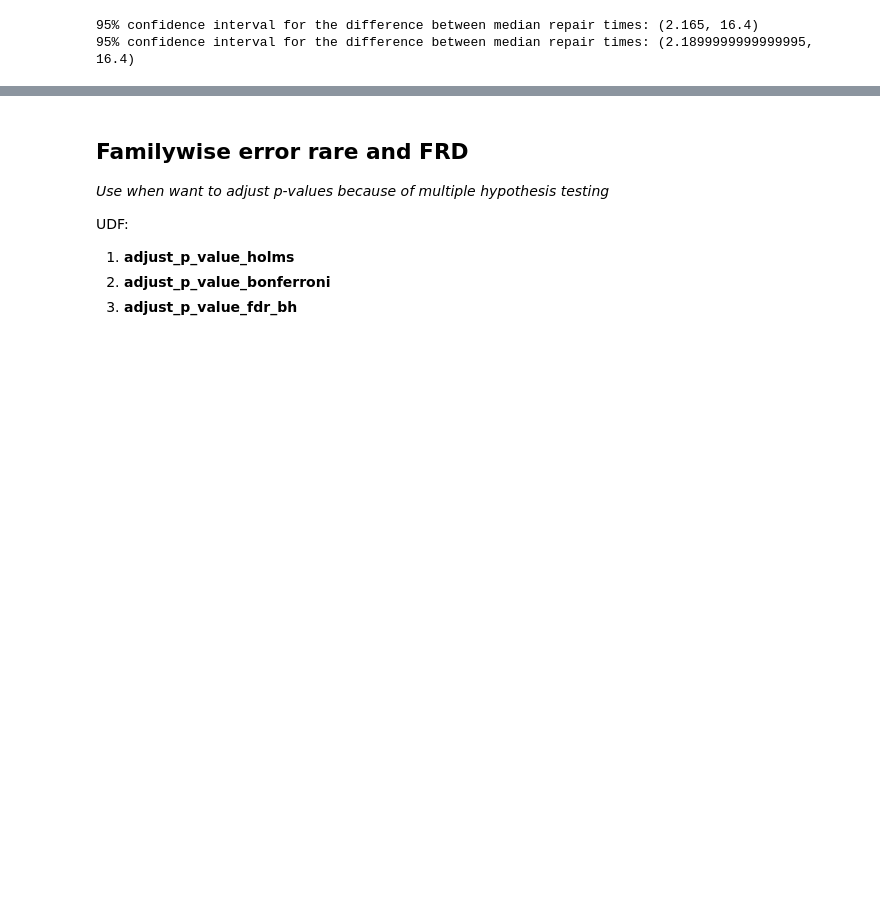
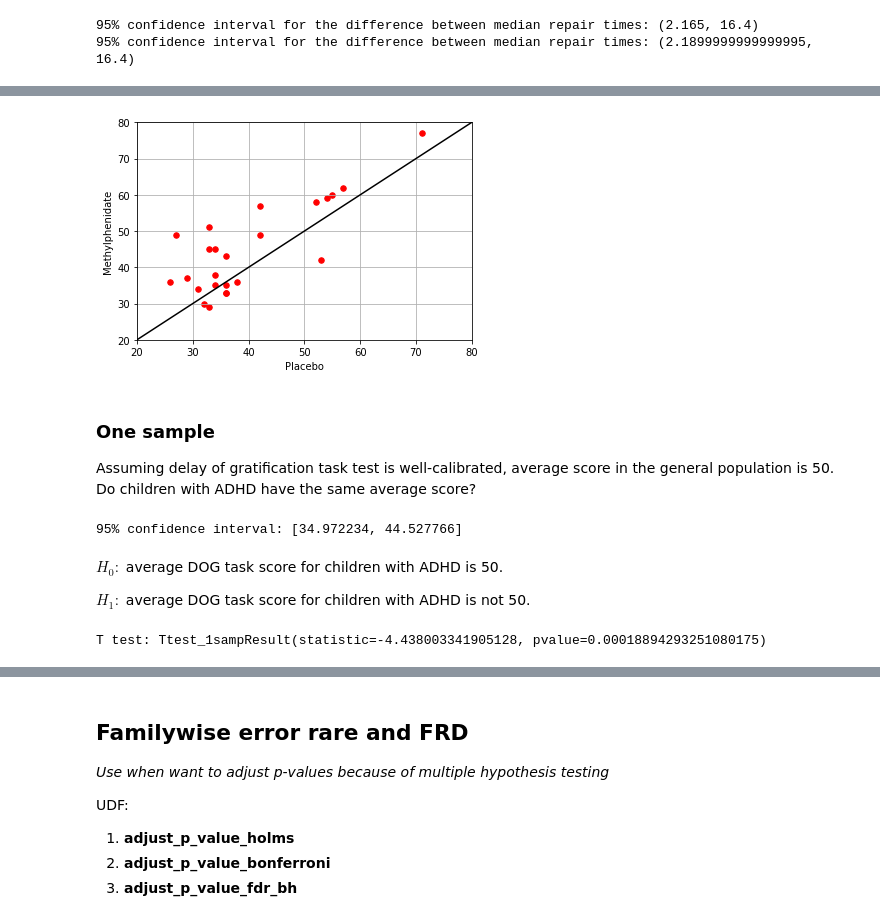
Before and after one commit to serzaraisk/Statistics, a Jupyter notebook: Statistics_cheat_notebook.ipynb, the cells around one changed output, grey strips where cells are left out. Drawn from its saved outputs; the diff is of its cells as text; code cells hidden in the pictures; blank space fills up the shorter version.

```diff
--- a/Statistics_cheat_notebook.ipynb
+++ b/Statistics_cheat_notebook.ipynb
@@ -258,0 +441,27 @@ print("95% confidence interval for the difference between median repair times:",
+# %%
+data = pd.read_csv('ADHD.txt', sep = ' ', header = 0)
+data.columns = ['Placebo', 'Methylphenidate']
+# %%
+data.plot.scatter('Placebo', 'Methylphenidate', c = 'r', s = 30)
+pylab.grid()
+pylab.plot(range(100), c = 'black')
+pylab.xlim((20, 80))
+pylab.ylim((20, 80));
+# %% [output]
+[figure, added]
+# %% [markdown]
+### One sample
+
+Assuming delay of gratification task test is well-calibrated, average score in the general population is 50. Do children with ADHD have the same average score?
+# %%
+print("95%% confidence interval: [%f, %f]" % DescrStatsW(data.Placebo).tconfint_mean())
+# %% [output]
+95% confidence interval: [34.972234, 44.527766]
+# %% [markdown]
+$H_0\colon$ average DOG task score for children with ADHD is 50.
+
+$H_1\colon$ average DOG task score for children with ADHD is not 50.
+# %%
+print('T test:', sc.stats.ttest_1samp(data.Placebo, 50.0))
+# %% [output]
+T test: Ttest_1sampResult(statistic=-4.438003341905128, pvalue=0.00018894293251080175)
```
Also changed, not shown: parts of 171 cells of this notebook.
